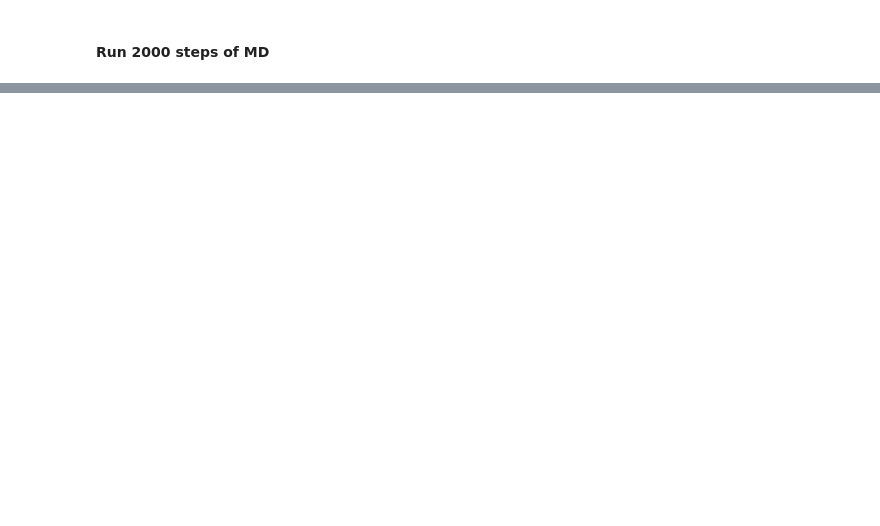
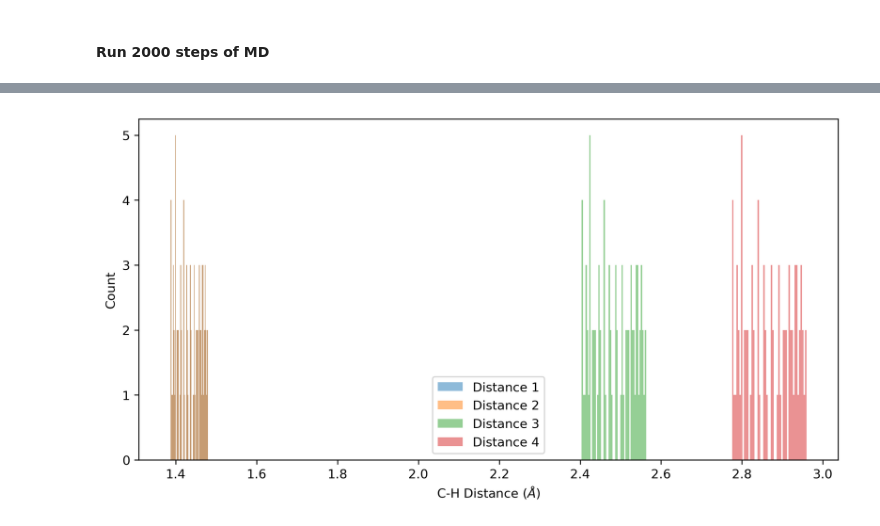
Before and after one commit to isayev/ASE_ANI, a Jupyter notebook: examples/ensemble_molecular_dynamics.ipynb, the cells around one changed output, grey strips where cells are left out. Drawn from its saved outputs; the diff is of its cells as text; code cells hidden in the pictures; blank space fills up the shorter version.

```diff
--- a/examples/ensemble_molecular_dynamics.ipynb
+++ b/examples/ensemble_molecular_dynamics.ipynb
@@ -106,0 +232,15 @@ Energy per atom: Epot = -525.930eV  Ekin = 0.021eV (T=166K)  Etot = -525.908eV
+# %%
+fig = plt.figure(figsize=(10,5),dpi=300)
+plt.hist(CHdist[:,1],bins=50,label="Distance 1",alpha=0.5)
+plt.hist(CHdist[:,2],bins=50,label="Distance 2",alpha=0.5)
+plt.hist(CHdist[:,3],bins=50,label="Distance 3",alpha=0.5)
+plt.hist(CHdist[:,4],bins=50,label="Distance 4",alpha=0.5)
+#plt.vlines(eqdist,0,700,linestyle='--',zorder=100)
+
+plt.legend()
+
+plt.ylabel("Count")
+plt.xlabel(r"C-H Distance ($\AA$)")
+plt.show()
+# %% [output]
+[figure, added]
```
Also changed, not shown: parts of 26 cells of this notebook, 11 other files.
